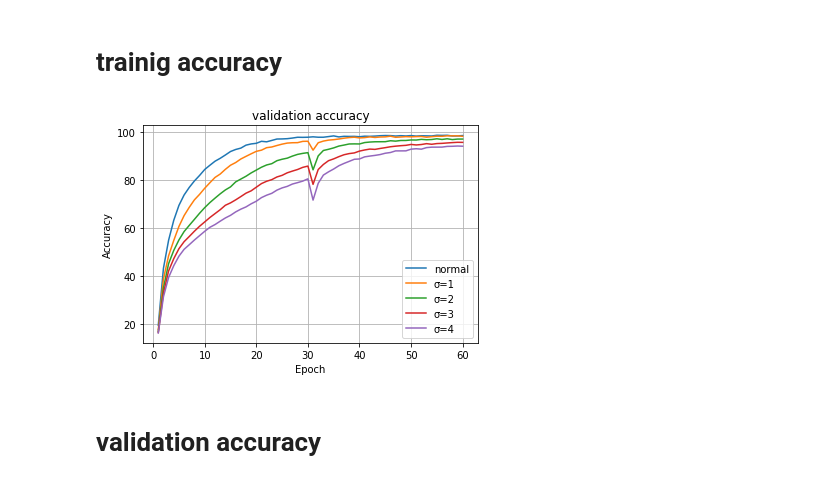
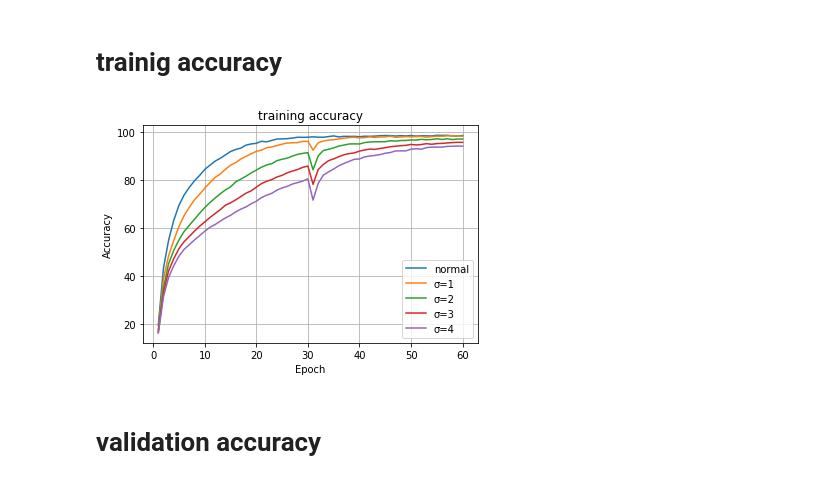
Before and after one commit to sousquared/Blur-Training_Cifar10, a Jupyter notebook: analysis/plot_results_blur-half.ipynb, the cells around one changed output. Drawn from its saved outputs; the diff is of its cells as text; code cells hidden in the pictures.

```diff
--- a/analysis/plot_results_blur-half.ipynb
+++ b/analysis/plot_results_blur-half.ipynb
@@ -63,27 +63,27 @@ fig.savefig(RESULT_DIR + 'blur-half_loss_val.png')
 # %%
 normal = pd.read_csv('./data/run-normal_60e-tag-acc_train.csv')['Value'].values
 s1 = pd.read_csv('./data/run-blur-half_s1_k7-7-tag-acc_train.csv')['Value'].values
 s2 = pd.read_csv('./data/run-blur-half_s2_k13-13-tag-acc_train.csv')['Value'].values
 s3 = pd.read_csv('./data/run-blur-half_s3_k19-19-tag-acc_train.csv')['Value'].values
 s4 = pd.read_csv('./data/run-blur-half_s4_k25-25-tag-acc_train.csv')['Value'].values
 
 # plot
 x = range(1, 61)  # x range
 fig, ax = plt.subplots()
-plt.title("validation accuracy")
+plt.title("training accuracy")
 ax.plot(x, normal, label='normal')
 ax.plot(x, s1, label='σ=1')
 ax.plot(x, s2, label='σ=2')
 ax.plot(x, s3, label='σ=3')
 ax.plot(x, s4, label='σ=4')
 ax.legend()
 ax.set_xlabel('Epoch')
 ax.set_ylabel('Accuracy')
 ax.grid(True)
 fig.show()
 fig.savefig(RESULT_DIR + 'blur-half_acc_train.png')
 # %% [output]
-[figure, old version]
+[figure, new version]
 # %% [markdown]
 # validation accuracy
 # %%
```
Also changed, not shown: 2 other files.
